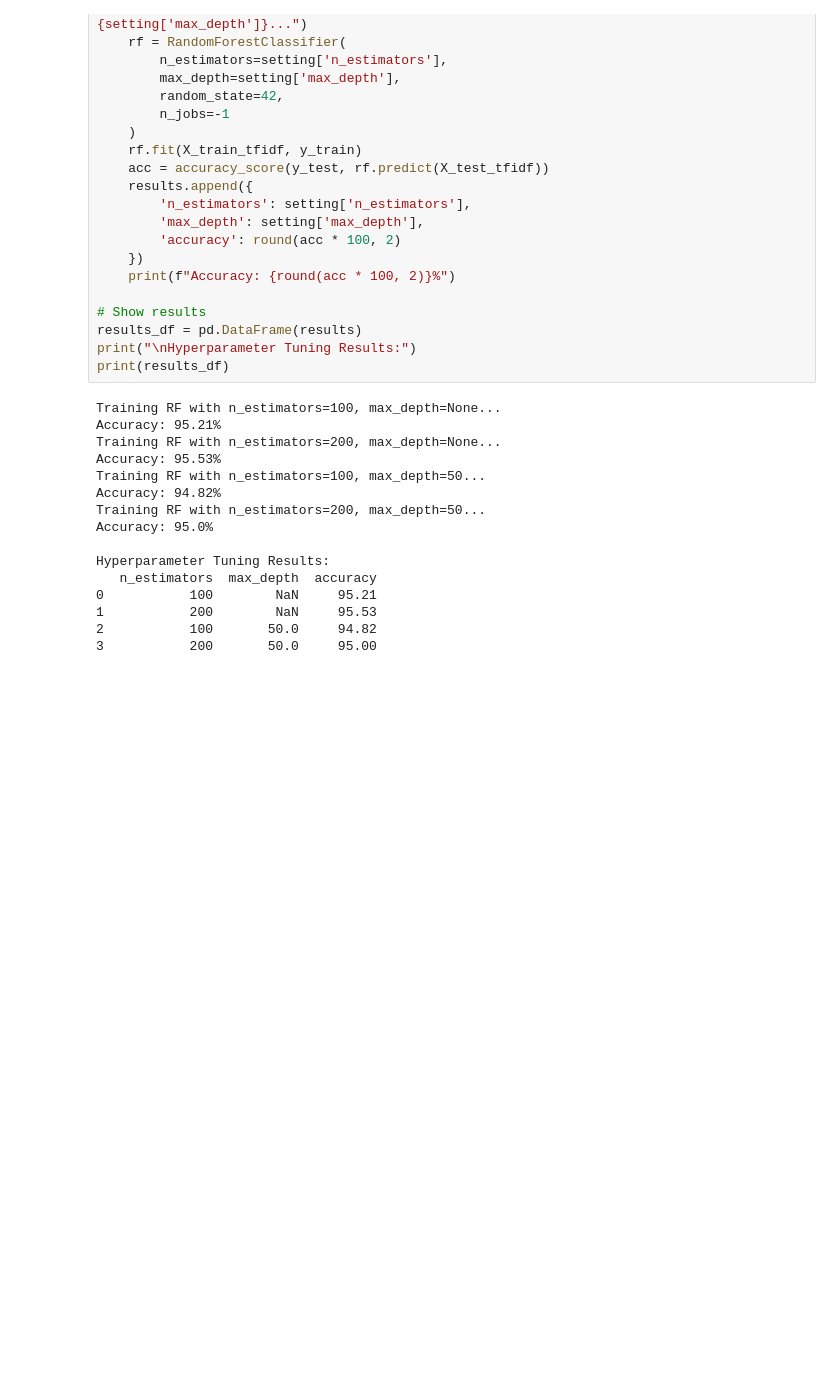
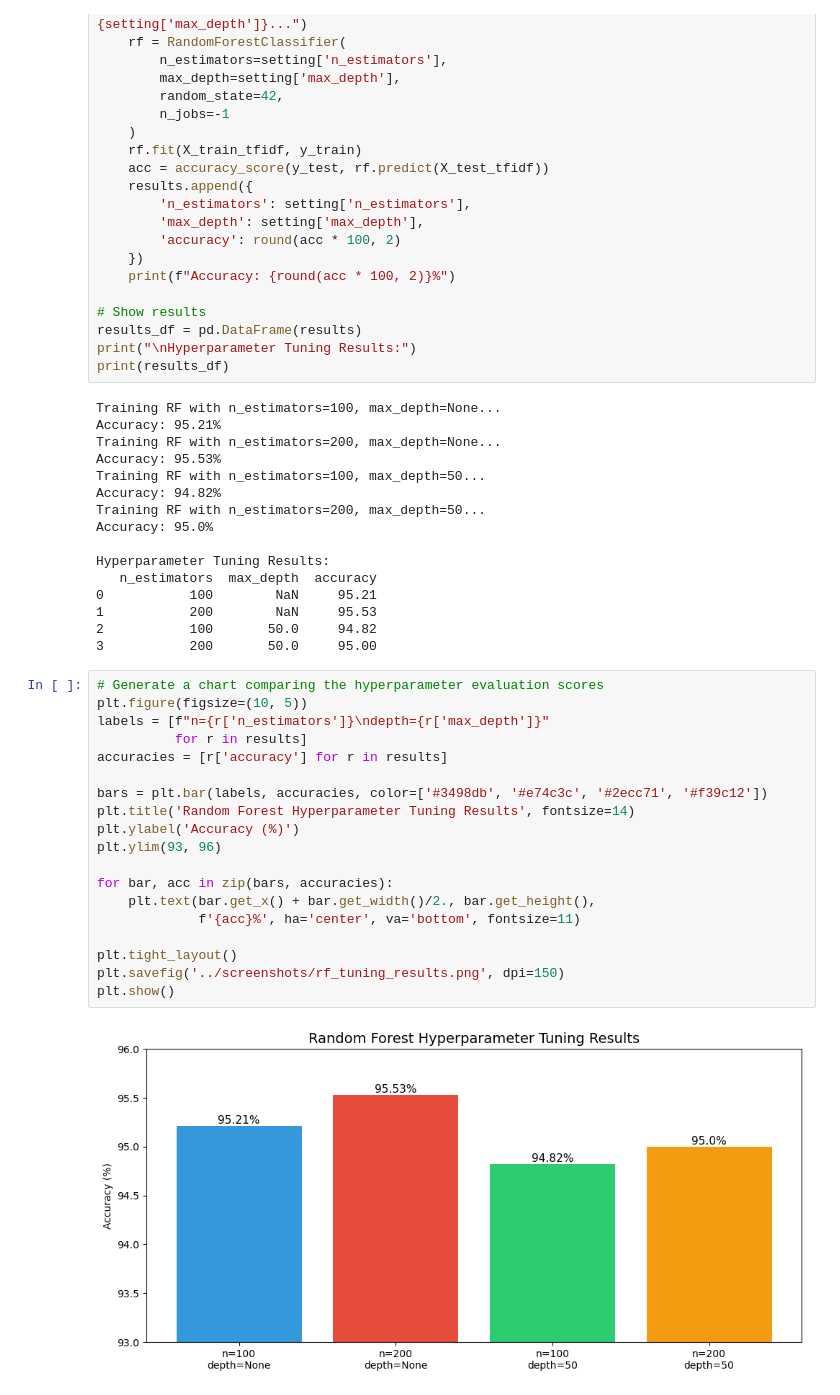
Before and after one commit to pulindu117/NLP_Group_04, a Jupyter notebook: notebooks/04_models_irusha_madushan.ipynb, the cells around one changed output. Saved outputs shown, nothing was run; the diff lists cells and outputs as text; blank space fills up the shorter version.

Commit message:
Added Random Forest tuning results chart and trained final RF model

```diff
--- a/notebooks/04_models_irusha_madushan.ipynb
+++ b/notebooks/04_models_irusha_madushan.ipynb
@@ -147,3 +147,24 @@ Hyperparameter Tuning Results:
 1           200        NaN     95.53
 2           100       50.0     94.82
 3           200       50.0     95.00
+# %%
+# Generate a chart comparing the hyperparameter evaluation scores
+plt.figure(figsize=(10, 5))
+labels = [f"n={r['n_estimators']}\ndepth={r['max_depth']}"
+          for r in results]
+accuracies = [r['accuracy'] for r in results]
+
+bars = plt.bar(labels, accuracies, color=['#3498db', '#e74c3c', '#2ecc71', '#f39c12'])
+plt.title('Random Forest Hyperparameter Tuning Results', fontsize=14)
+plt.ylabel('Accuracy (%)')
+plt.ylim(93, 96)
+
+for bar, acc in zip(bars, accuracies):
+    plt.text(bar.get_x() + bar.get_width()/2., bar.get_height(),
+             f'{acc}%', ha='center', va='bottom', fontsize=11)
+
+plt.tight_layout()
+plt.savefig('../screenshots/rf_tuning_results.png', dpi=150)
+plt.show()
+# %% [output]
+[figure, added]
```
Also changed, not shown: parts of 2 cells of this notebook, 1 other file.
